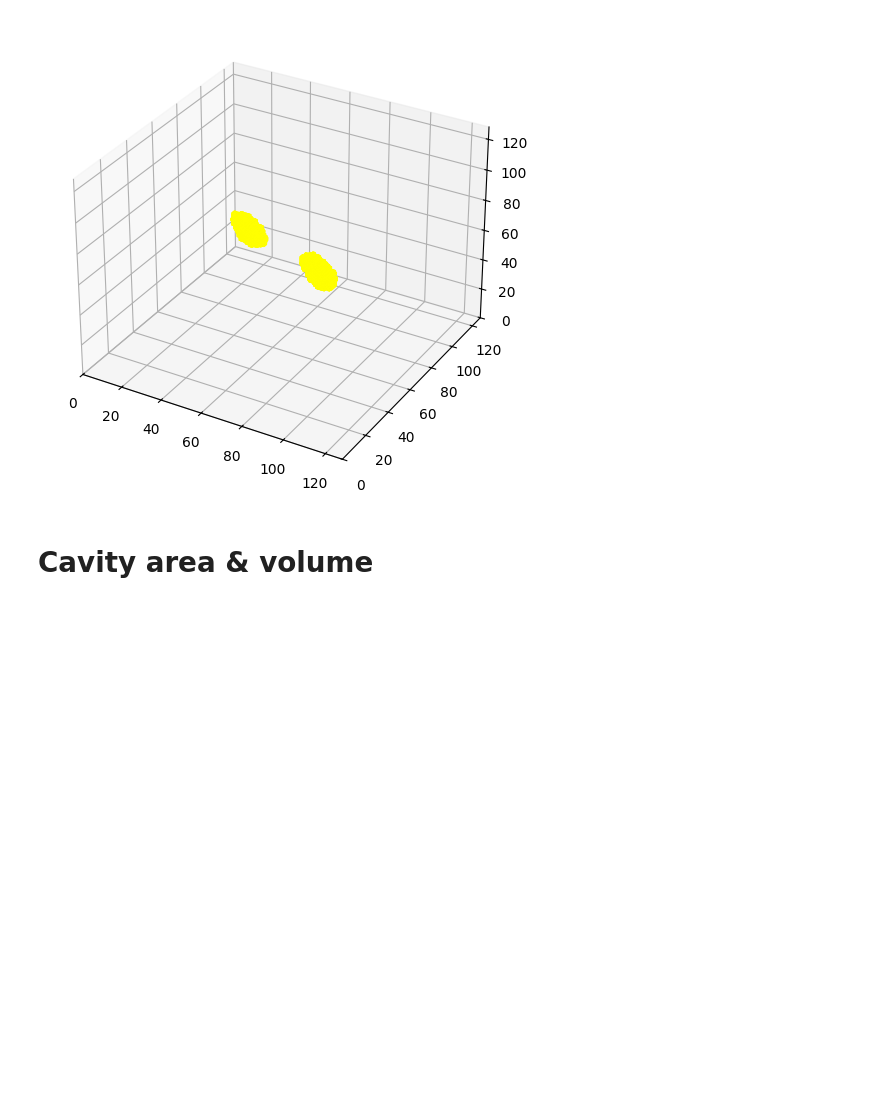
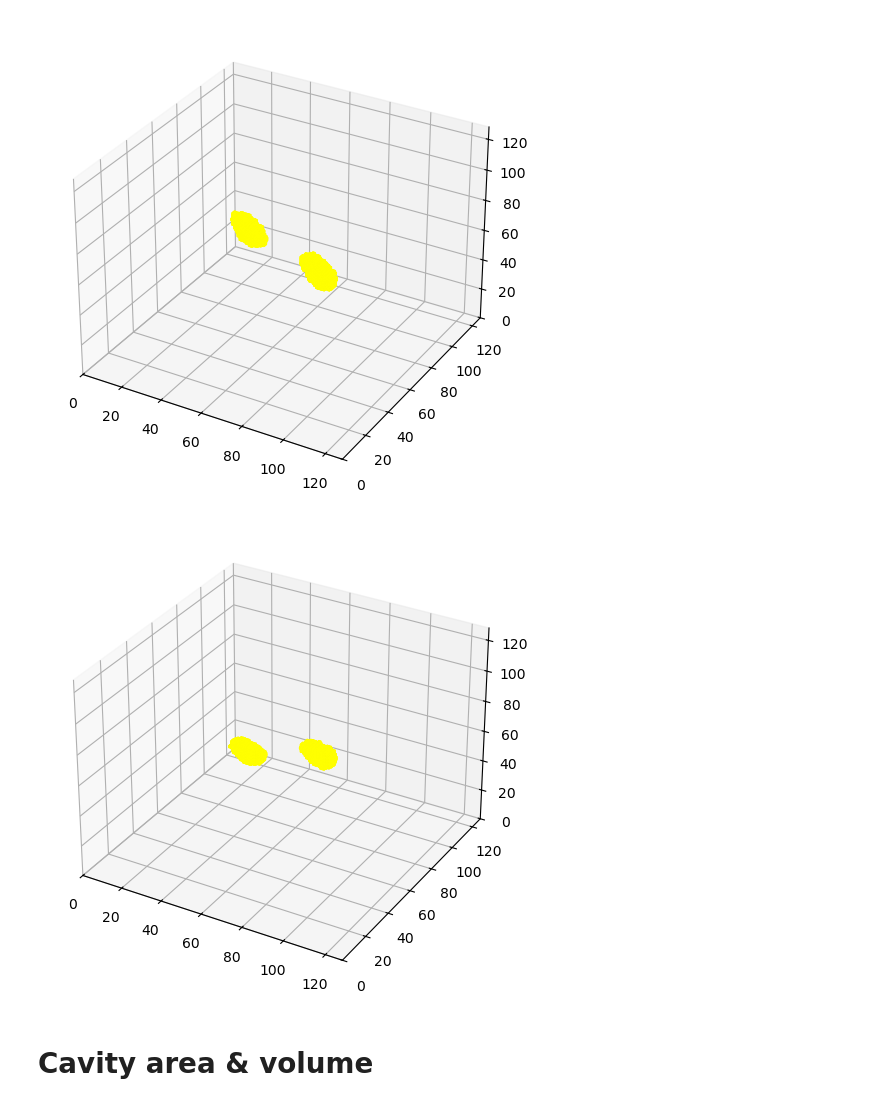
Before and after one commit to tomasplsek/CADET, a Jupyter notebook: example/CADET.ipynb, the cells around one changed output. Cells and saved outputs as stored; diff of their text form; code cells hidden in the pictures; blank space fills up the shorter version.

Commit message:
new pycadet version - inclination for 3D plots

```diff
--- a/example/CADET.ipynb
+++ b/example/CADET.ipynb
@@ -245,6 +246,20 @@ ax.set_ylim(0,128)
 ax.set_zlim(0,128);
 # %% [output]
 [figure]
+# %%
+cube1_inc = make_3D_cavity(cavities[0], rotate_back=True, inclination=45)
+cube2_inc = make_3D_cavity(cavities[1], rotate_back=True, inclination=45)
+
+cube = cube1_inc + cube2_inc
+
+fig = plt.figure(figsize=(6,6))
+ax = fig.add_subplot(111, projection='3d')
+ax.voxels(cube, edgecolor="yellow", facecolors="yellow", alpha=0.5)
+ax.set_xlim(0,128)
+ax.set_ylim(0,128)
+ax.set_zlim(0,128);
+# %% [output]
+[figure, added]
 # %% [markdown]
 # **Cavity area & volume**
 # %%
```
Also changed, not shown: parts of 10 cells of this notebook, 50 other files.
